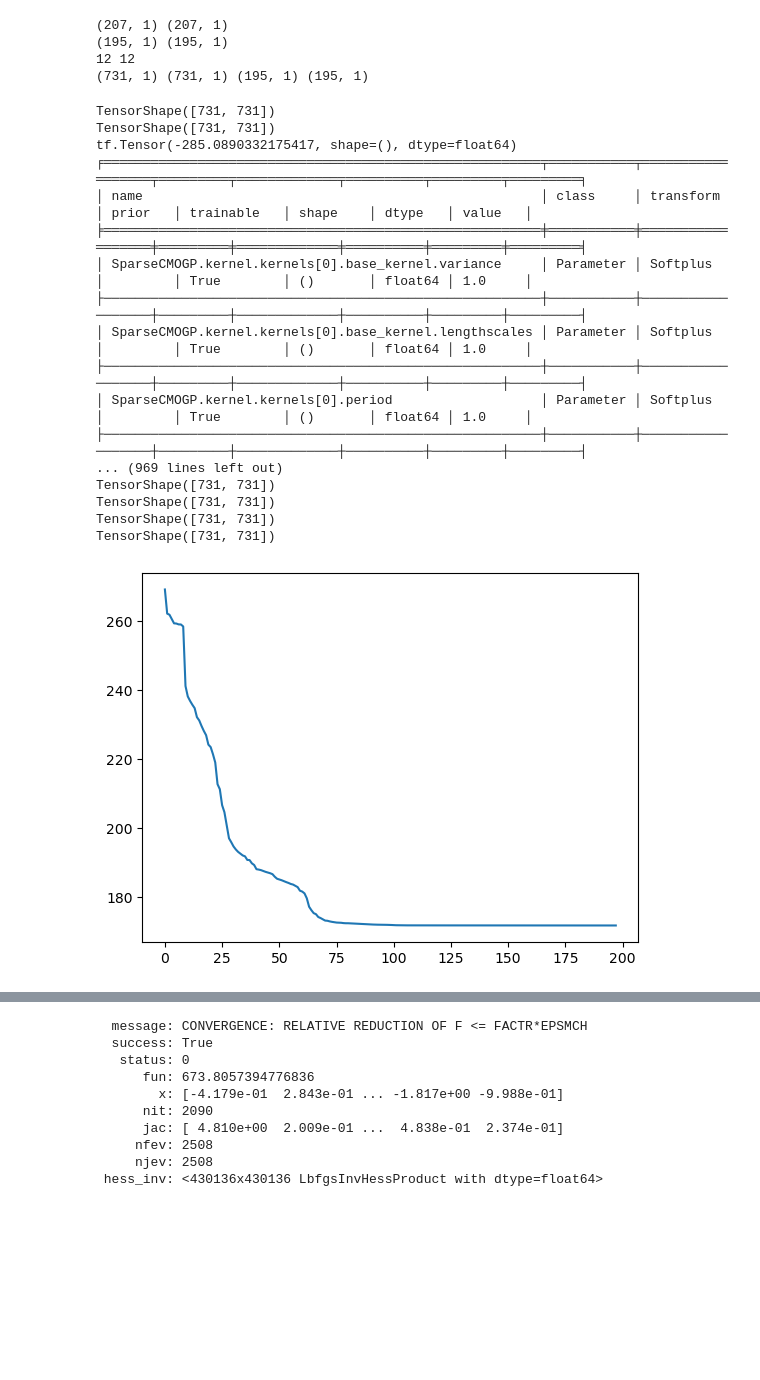
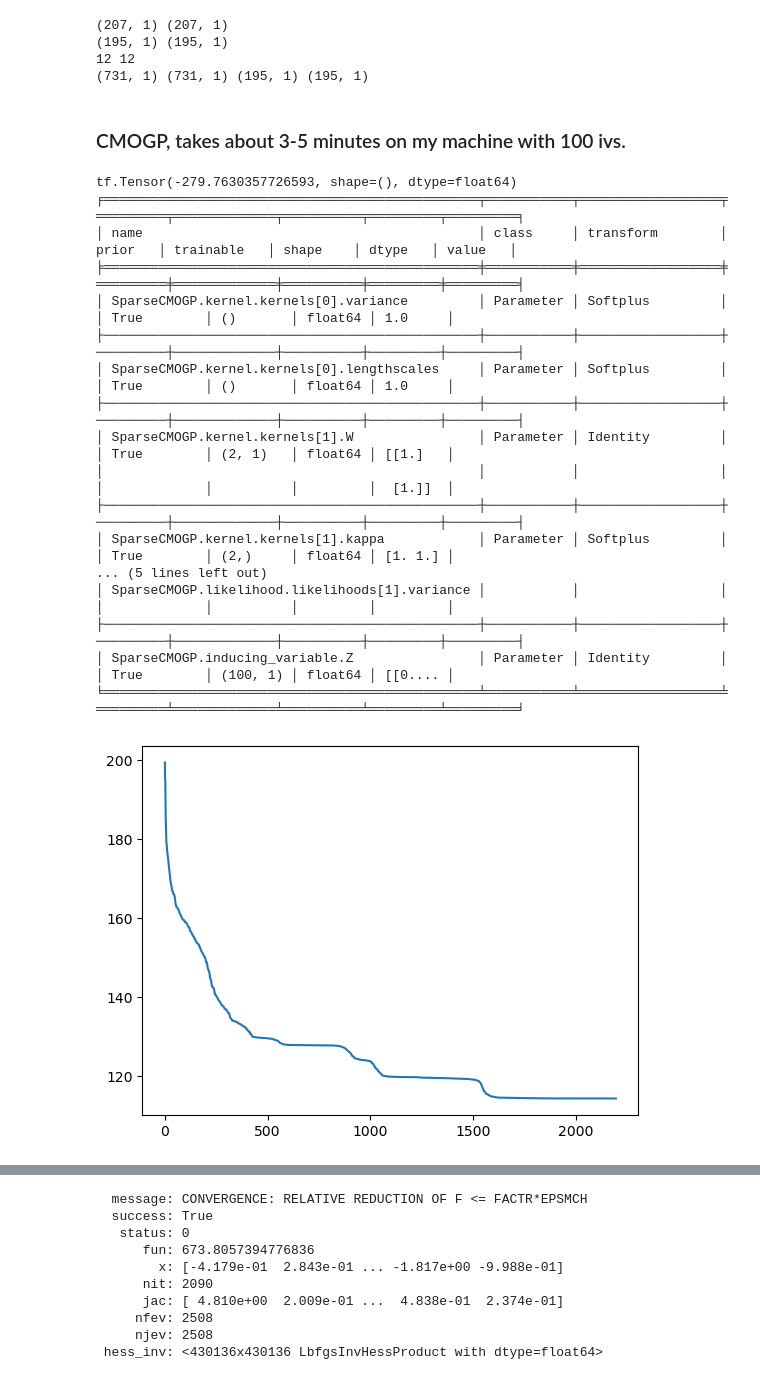
Before and after one commit to JVerbeek/at-gpflow, a Jupyter notebook: experiments/electricity/electricity-weather.ipynb, the cells around one changed output, grey strips where cells are left out. Drawn from its saved outputs; the diff is of its cells as text; code cells hidden in the pictures; blank space fills up the shorter version.

Commit message:
streamlined notebooks, removed jitter set to 1e-3

```diff
--- a/experiments/electricity/electricity-weather.ipynb
+++ b/experiments/electricity/electricity-weather.ipynb
@@ -121,46 +112,45 @@ Xtest = np.hstack((Xtest, np.ones_like(Xtest)))
 (195, 1) (195, 1)
 12 12
 (731, 1) (731, 1) (195, 1) (195, 1)
+# %% [markdown]
+### CMOGP, takes about 3-5 minutes on my machine with 100 ivs.
 # %%
 output_dim = 2 # Number of outputs
-k = gpf.kernels.Matern12()
-k2 = gpf.kernels.Periodic(gpf.kernels.Matern12())
+#k = gpf.kernels.Matern()
+k2 = gpf.kernels.Matern32()
 # Base kernel
 
 # Coregion kernel
 coreg1 = gpf.kernels.Coregion(output_dim=output_dim, rank=1, active_dims=[1])
-ivs = np.linspace(0, max(Xtest[:,0]), 100).reshape(-1, 1)
+ivs = np.linspace(0, max(Xtest[:,0]), 20).reshape(-1, 1)
 iv_ind = np.concatenate((np.zeros((int(len(ivs)/2),1)), np.ones((int(len(ivs)/2),1))))
 shuffle = np.random.permutation(np.arange(len(ivs)))
 iv_ind = iv_ind[shuffle]
 ivs = np.hstack((ivs, iv_ind))
 kern = k2 * coreg1
-m = SparseCMOGP((X, y), exact_target=False, kernel=kern, jitter=1e-5, inducing_variable=ivs, likelihood=TransferLikelihood(source=gpf.likelihoods.Gaussian(), target=gpf.likelihoods.Gaussian()))
-#m = ConditionalMOGP((X, y), kernel=kern, likelihood=TransferLikelihood(source=gpf.likelihoods.Gaussian(), target=gpf.likelihoods.Gaussian()))
-#gpf.set_trainable(m.kernel.kernels[0].variance, True)
-#gpf.set_trainable(m.inducing_variable.Z, False)
+m = SparseCMOGP((X, y), exact_target=False, kernel=kern, jitter=1e-4, inducing_variable=ivs, likelihood=TransferLikelihood(source=gpf.likelihoods.Gaussian(), target=gpf.likelihoods.Gaussian()))
 
 print(m.maximum_log_likelihood_objective())
 
 gpf.utilities.print_summary(m)
 optimize(m)
 gpf.utilities.print_summary(m)
 # %% [output]
-TensorShape([731, 731])
-TensorShape([731, 731])
-tf.Tensor(-285.0890332175417, shape=(), dtype=float64)
-╒════════════════════════════════════════════════════════╤═══════════╤══════════════════╤═════════╤═════════════╤══════════╤═════════╤═════════╕
-│ name                                                   │ class     │ transform        │ prior   │ trainable   │ shape    │ dtype   │ value   │
-╞════════════════════════════════════════════════════════╪═══════════╪══════════════════╪═════════╪═════════════╪══════════╪═════════╪═════════╡
-│ SparseCMOGP.kernel.kernels[0].base_kernel.variance     │ Parameter │ Softplus         │         │ True        │ ()       │ float64 │ 1.0     │
-├────────────────────────────────────────────────────────┼───────────┼──────────────────┼─────────┼─────────────┼──────────┼─────────┼─────────┤
-│ SparseCMOGP.kernel.kernels[0].base_kernel.lengthscales │ Parameter │ Softplus         │         │ True        │ ()       │ float64 │ 1.0     │
-├────────────────────────────────────────────────────────┼───────────┼──────────────────┼─────────┼─────────────┼──────────┼─────────┼─────────┤
-│ SparseCMOGP.kernel.kernels[0].period                   │ Parameter │ Softplus         │         │ True        │ ()       │ float64 │ 1.0     │
-├────────────────────────────────────────────────────────┼───────────┼──────────────────┼─────────┼─────────────┼──────────┼─────────┼─────────┤
-... (969 lines left out)
-TensorShape([731, 731])
-TensorShape([731, 731])
-TensorShape([731, 731])
-TensorShape([731, 731])
+tf.Tensor(-279.7630357726593, shape=(), dtype=float64)
+╒════════════════════════════════════════════════╤═══════════╤══════════════════╤═════════╤═════════════╤══════════╤═════════╤═════════╕
+│ name                                           │ class     │ transform        │ prior   │ trainable   │ shape    │ dtype   │ value   │
+╞════════════════════════════════════════════════╪═══════════╪══════════════════╪═════════╪═════════════╪══════════╪═════════╪═════════╡
+│ SparseCMOGP.kernel.kernels[0].variance         │ Parameter │ Softplus         │         │ True        │ ()       │ float64 │ 1.0     │
+├────────────────────────────────────────────────┼───────────┼──────────────────┼─────────┼─────────────┼──────────┼─────────┼─────────┤
+│ SparseCMOGP.kernel.kernels[0].lengthscales     │ Parameter │ Softplus         │         │ True        │ ()       │ float64 │ 1.0     │
+├────────────────────────────────────────────────┼───────────┼──────────────────┼─────────┼─────────────┼──────────┼─────────┼─────────┤
+│ SparseCMOGP.kernel.kernels[1].W                │ Parameter │ Identity         │         │ True        │ (2, 1)   │ float64 │ [[1.]   │
+│                                                │           │                  │         │             │          │         │  [1.]]  │
+├────────────────────────────────────────────────┼───────────┼──────────────────┼─────────┼─────────────┼──────────┼─────────┼─────────┤
+│ SparseCMOGP.kernel.kernels[1].kappa            │ Parameter │ Softplus         │         │ True        │ (2,)     │ float64 │ [1. 1.] │
+... (5 lines left out)
+│ SparseCMOGP.likelihood.likelihoods[1].variance │           │                  │         │             │          │         │         │
+├────────────────────────────────────────────────┼───────────┼──────────────────┼─────────┼─────────────┼──────────┼─────────┼─────────┤
+│ SparseCMOGP.inducing_variable.Z                │ Parameter │ Identity         │         │ True        │ (100, 1) │ float64 │ [[0.... │
+╘════════════════════════════════════════════════╧═══════════╧══════════════════╧═════════╧═════════════╧══════════╧═════════╧═════════╛
-[figure, old version]
+[figure, new version]
```
Also changed, not shown: parts of 5 cells of this notebook, 1 other file.
